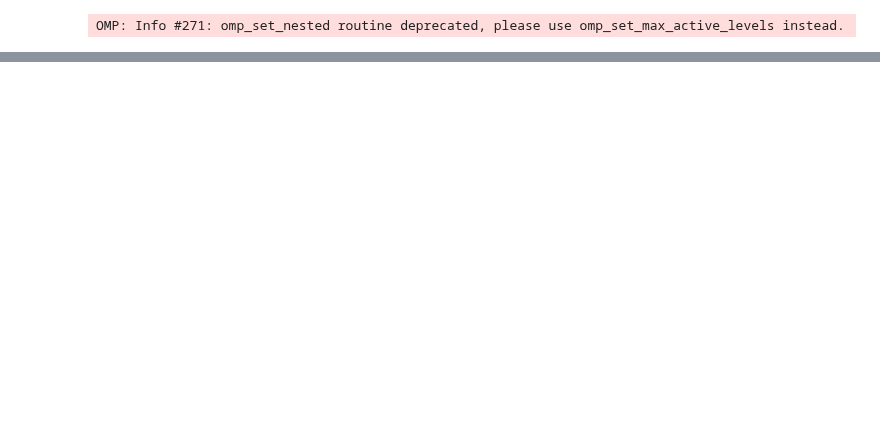
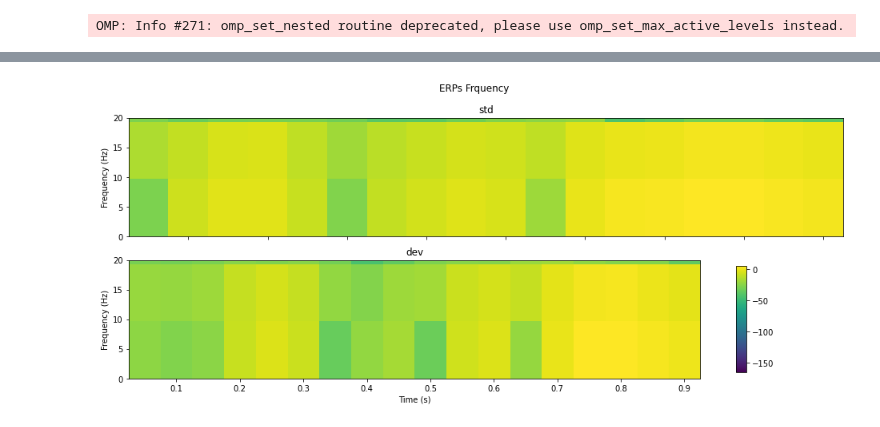
Before and after one commit to iggy96/Dementia-EEG-Analysis, a Jupyter notebook: preprocess_single.ipynb, the cells around one changed output, grey strips where cells are left out. Saved outputs shown, nothing was run; the diff lists cells and outputs as text; code cells hidden in the pictures; blank space fills up the shorter version.

```diff
--- a/preprocess_single.ipynb
+++ b/preprocess_single.ipynb
@@ -109,0 +103,9 @@ plot_ERPs(N4_Pz[0],N4_Pz[1],erp_latency,'N4_Pz','Latency (ms)','Amplitude (uV)',
+# %%
+data_1 = N1P3_Cz[0]
+data_2 = N1P3_Cz[1]
+input_1 = data_1.reshape(len(data_1),1)
+input_2 = data_2.reshape(len(data_2),1)
+input_ = np.concatenate((input_1,input_2),axis=1)
+spectogramPlot(input_,fs,nfft=50,nOverlap=25,y_max=20,figsize=(16,6),subTitles=['std','dev'],title='ERPs Frquency')
+# %% [output]
+[figure, added]
```
Also changed, not shown: parts of 9 cells of this notebook.
